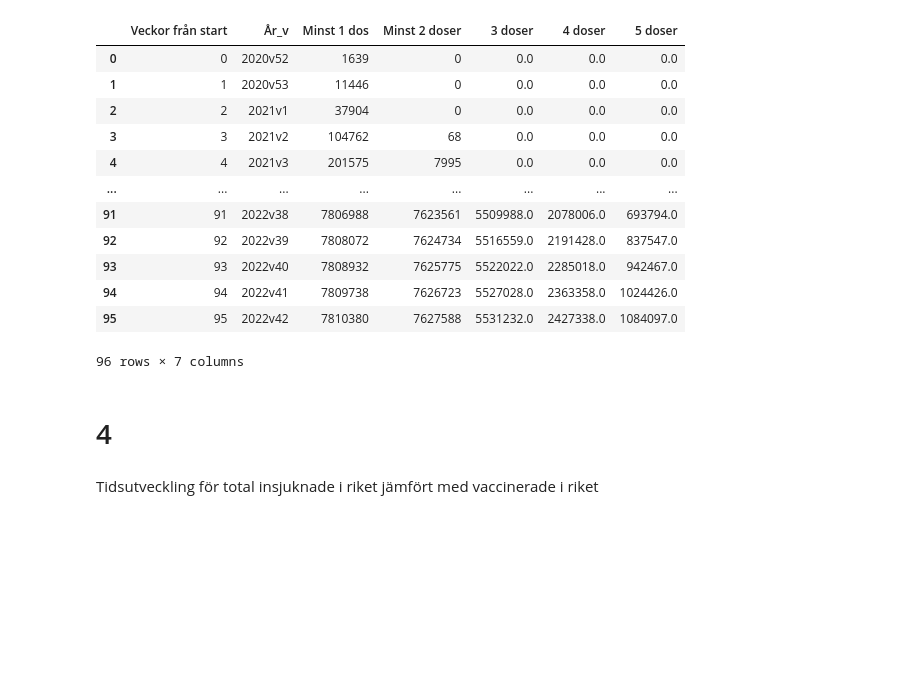
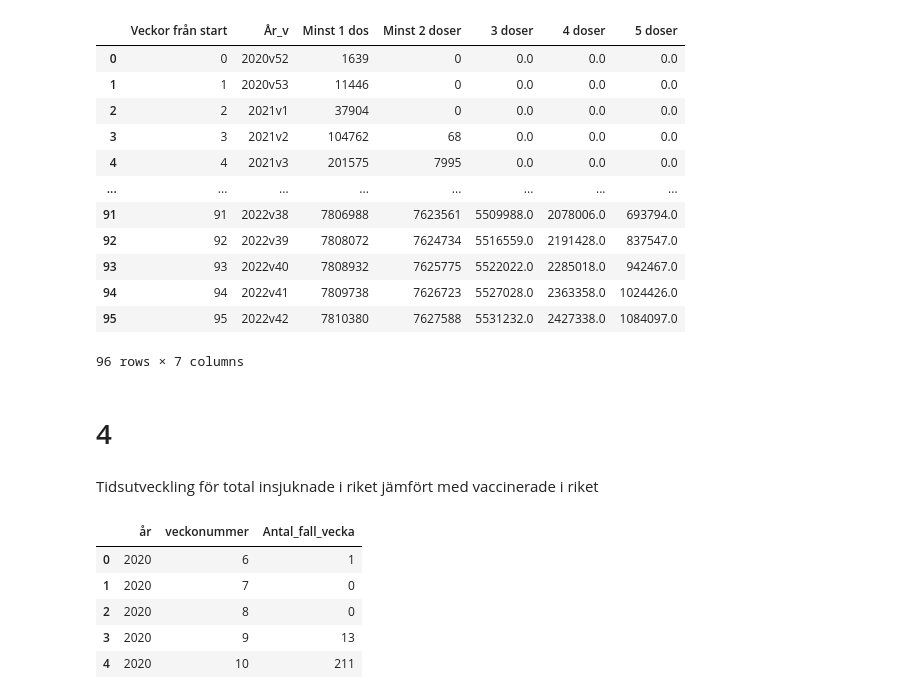
Before and after one commit to DorotaBjoorn/Databehandling-Dorota-Bjoorn, a Jupyter notebook: Lab/Lab_uppg03.ipynb, the cells around one changed output. Cells and saved outputs as stored; diff of their text form; code cells hidden in the pictures; blank space fills up the shorter version.

```diff
--- a/Lab/Lab_uppg03.ipynb
+++ b/Lab/Lab_uppg03.ipynb
@@ -262,3 +262,17 @@ fig.write_html("../Lab/Visualiseringar/plot_3_3.html")
 # 4
 # %% [markdown]
 Tidsutveckling för total insjuknade i riket jämfört med vaccinerade i riket
+# %%
+import pandas as pd
+
+# reading in number of
+df_sick = pd.read_excel("../Lab/Data/covid19.xlsx", sheet_name="Veckodata Riket")
+df_sick = df_sick.iloc[:,0:3]
+df_sick.head()
+# %% [output]
+|  | år | veckonummer | Antal_fall_vecka |
+| 0 | 2020 | 6 | 1 |
+| 1 | 2020 | 7 | 0 |
+| 2 | 2020 | 8 | 0 |
+| 3 | 2020 | 9 | 13 |
+| 4 | 2020 | 10 | 211 |
```
Also changed, not shown: parts of 2 cells of this notebook, 1 other file.
